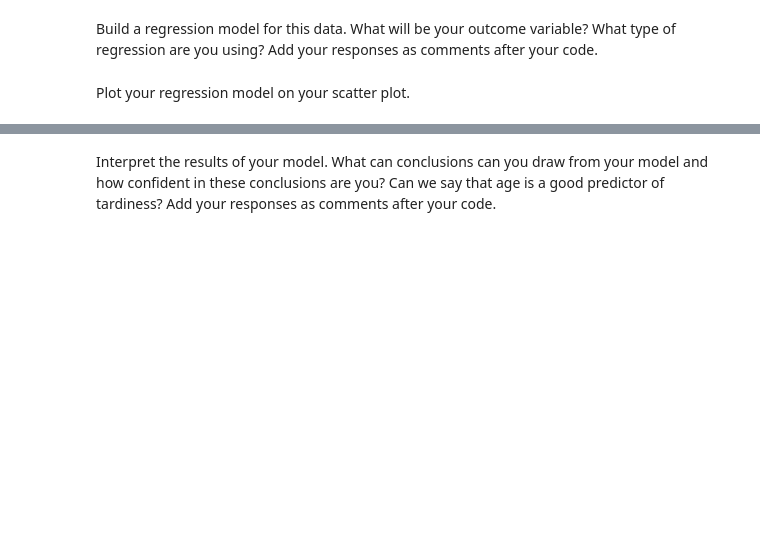
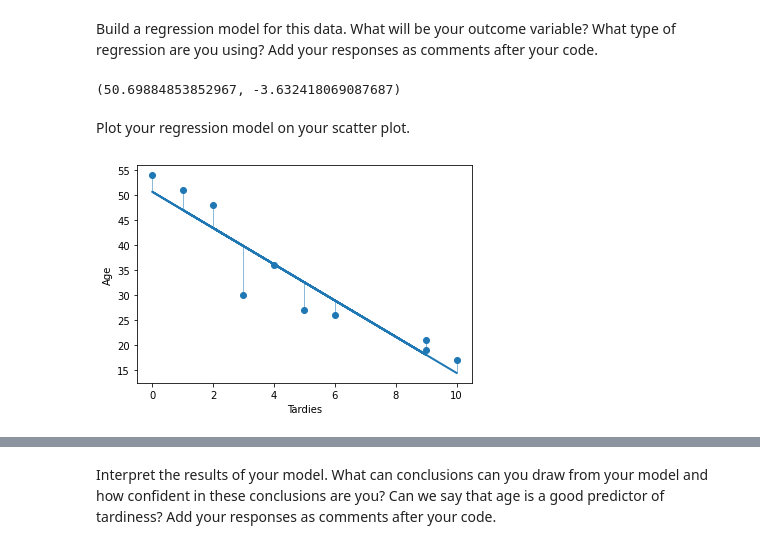
Before and after one commit to Ironhack-Data-Madrid-Marzo-2021/lab-regression-analysis, a Jupyter notebook: your-code.ipynb, the cells around one changed output, grey strips where cells are left out. Saved outputs shown, nothing was run; the diff lists cells and outputs as text; code cells hidden in the pictures; blank space fills up the shorter version.

```diff
--- a/your-code.ipynb
+++ b/your-code.ipynb
@@ -70,2 +86,15 @@ Build a regression model for this data. What will be your outcome variable? What
+# %%
+lr = LinearRegression()
+# %%
+lr.fit( X = student_data.Tardies.to_frame(),
+        y = student_data.Age)
+
+
+beta_1 = lr.coef_[0]
+beta_0 = lr.intercept_
+# %%
+beta_0, beta_1
+# %% [output]
+(50.69884853852967, -3.632418069087687)
 # %% [markdown]
 Plot your regression model on your scatter plot.
@@ -73,0 +101,14 @@ Plot your regression model on your scatter plot.
+# %%
+X = student_data.Tardies
+y = student_data.Age
+# regression line1
+y_hat = beta_0 + beta_1 * X
+# plot the linear fit on top of the scatter
+plt.scatter(X, y)
+plt.plot(X, y_hat, lw = 2)
+plt.vlines(X, y_hat, y, lw = 0.5)
+plt.xlabel('Tardies')
+plt.ylabel('Age')
+plt.show()
+# %% [output]
+[figure, added]
```
Also changed, not shown: parts of 21 cells of this notebook.
